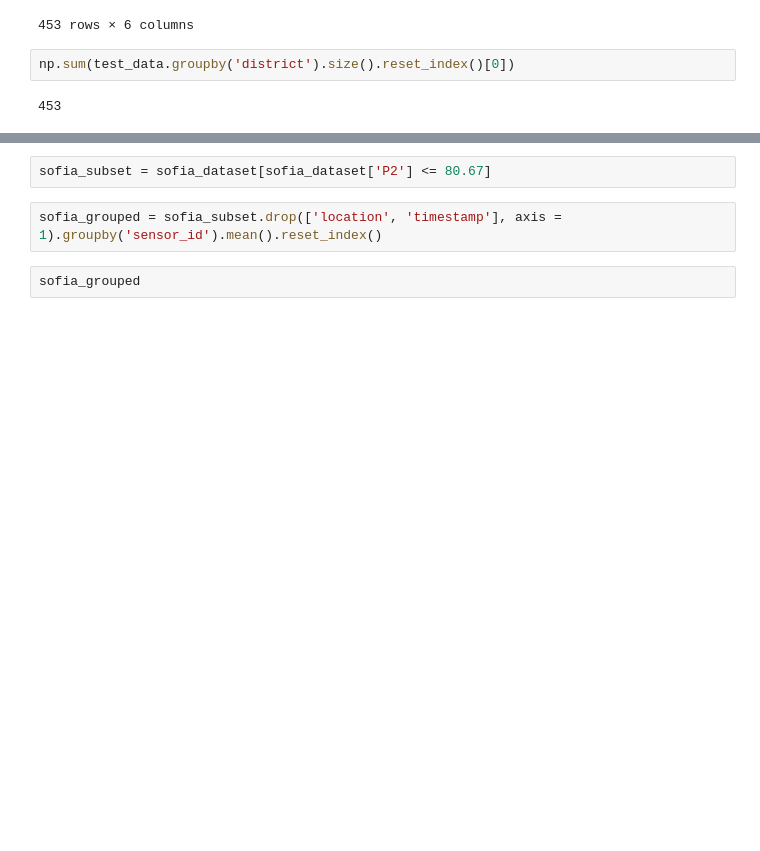
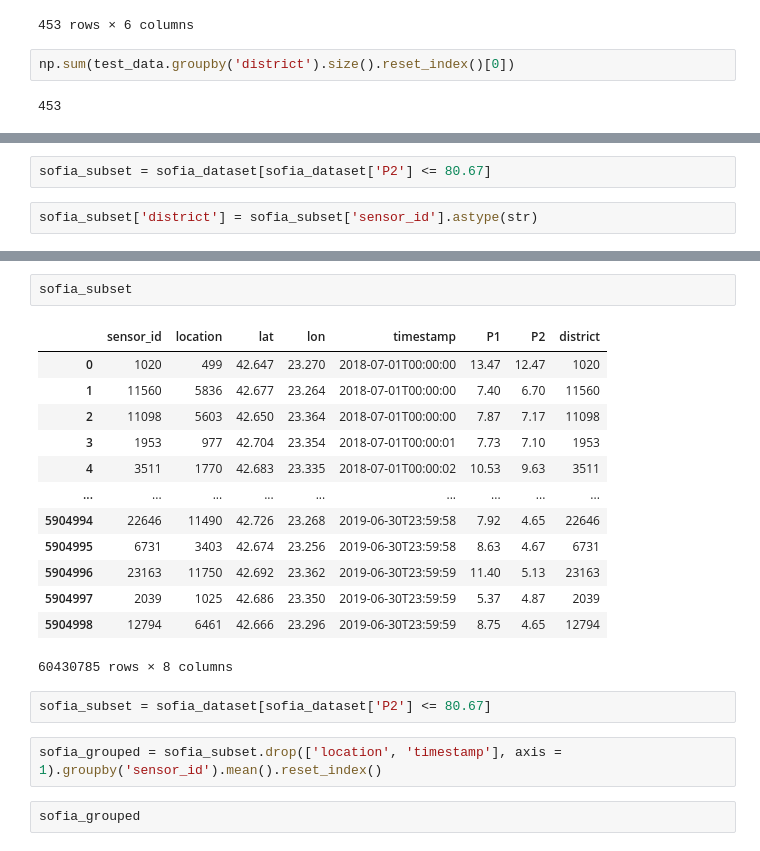
Before and after one commit to Matthew-Hoyle/SofiaAirQuality, a Jupyter notebook: AssignSensorDistricts.ipynb, the cells around one changed output, grey strips where cells are left out. Cells and saved outputs as stored; diff of their text form; blank space fills up the shorter version.

```diff
--- a/AssignSensorDistricts.ipynb
+++ b/AssignSensorDistricts.ipynb
@@ -193,0 +158,4 @@ dist_colors
+# %%
+sofia_subset = sofia_dataset[sofia_dataset['P2'] <= 80.67]
+# %%
+sofia_subset['district'] = sofia_subset['sensor_id'].astype(str)
@@ -194,3 +183,19 @@ dist_colors
+# %%
+sofia_subset
+# %% [output]
+|  | sensor_id | location | lat | lon | timestamp | P1 | P2 | district |
+| 0 | 1020 | 499 | 42.647 | 23.270 | 2018-07-01T00:00:00 | 13.47 | 12.47 | 1020 |
+| 1 | 11560 | 5836 | 42.677 | 23.264 | 2018-07-01T00:00:00 | 7.40 | 6.70 | 11560 |
+| 2 | 11098 | 5603 | 42.650 | 23.364 | 2018-07-01T00:00:00 | 7.87 | 7.17 | 11098 |
+| 3 | 1953 | 977 | 42.704 | 23.354 | 2018-07-01T00:00:01 | 7.73 | 7.10 | 1953 |
+| 4 | 3511 | 1770 | 42.683 | 23.335 | 2018-07-01T00:00:02 | 10.53 | 9.63 | 3511 |
+| ... | ... | ... | ... | ... | ... | ... | ... | ... |
+| 5904994 | 22646 | 11490 | 42.726 | 23.268 | 2019-06-30T23:59:58 | 7.92 | 4.65 | 22646 |
+| 5904995 | 6731 | 3403 | 42.674 | 23.256 | 2019-06-30T23:59:58 | 8.63 | 4.67 | 6731 |
+| 5904996 | 23163 | 11750 | 42.692 | 23.362 | 2019-06-30T23:59:59 | 11.40 | 5.13 | 23163 |
+| 5904997 | 2039 | 1025 | 42.686 | 23.350 | 2019-06-30T23:59:59 | 5.37 | 4.87 | 2039 |
+| 5904998 | 12794 | 6461 | 42.666 | 23.296 | 2019-06-30T23:59:59 | 8.75 | 4.65 | 12794 |
+60430785 rows × 8 columns
 # %%
 sofia_subset = sofia_dataset[sofia_dataset['P2'] <= 80.67]
 # %%
```
Also changed, not shown: parts of 11 cells of this notebook.
